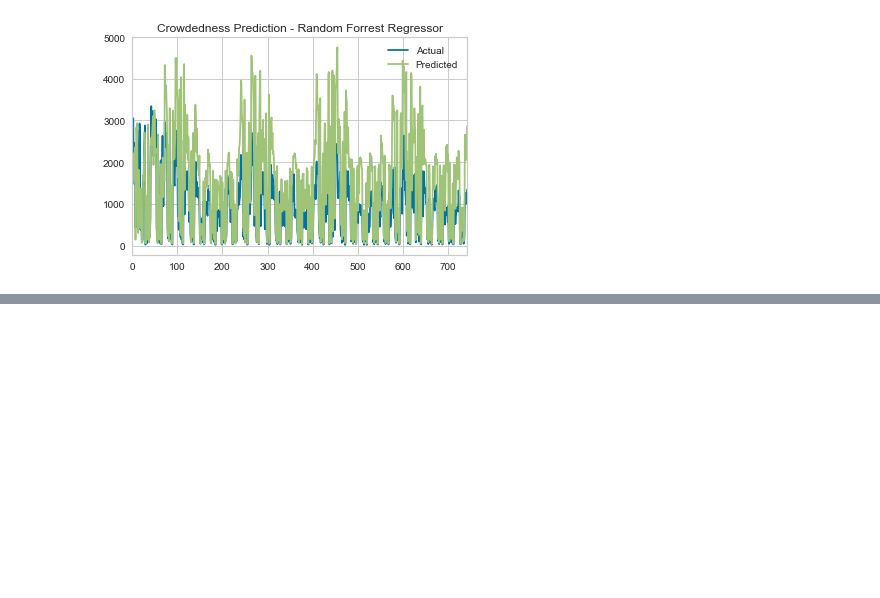
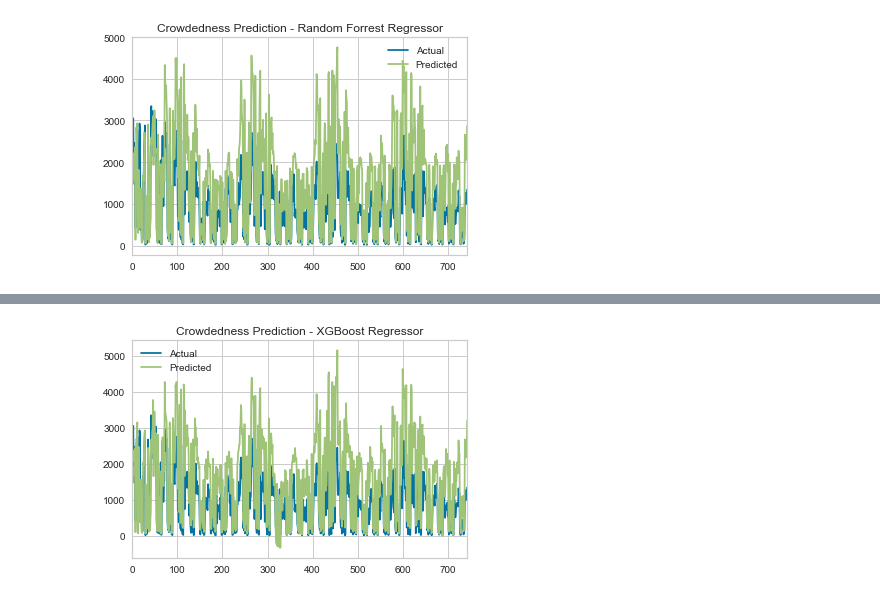
Before and after one commit to LeDon96/CrowdednessPrediction, a Jupyter notebook: Jupyter Notebooks/Regression Models.ipynb, the cells around one changed output, grey strips where cells are left out. Drawn from its saved outputs; the diff is of its cells as text; code cells hidden in the pictures; blank space fills up the shorter version.

```diff
--- a/Jupyter Notebooks/Regression Models.ipynb
+++ b/Jupyter Notebooks/Regression Models.ipynb
@@ -199,0 +270,12 @@ plt.show()
+# %%
+#Time series
+time_pred_eval_xgbr = xgbr.predict(x_eval_series)
+
+time_pred_series_eval_xgbr = pd.Series(time_pred_eval_xgbr)
+time_real_series_eval_xgbr = pd.Series(y_eval_series)
+
+time_real_series_eval_xgbr.plot(legend=True, label="Actual")
+time_pred_series_eval_xgbr.plot(legend=True, title='Crowdedness Prediction - XGBoost Regressor', label="Predicted")
+plt.show()
+# %% [output]
+[figure, added]
```
Also changed, not shown: parts of 9 cells of this notebook.
